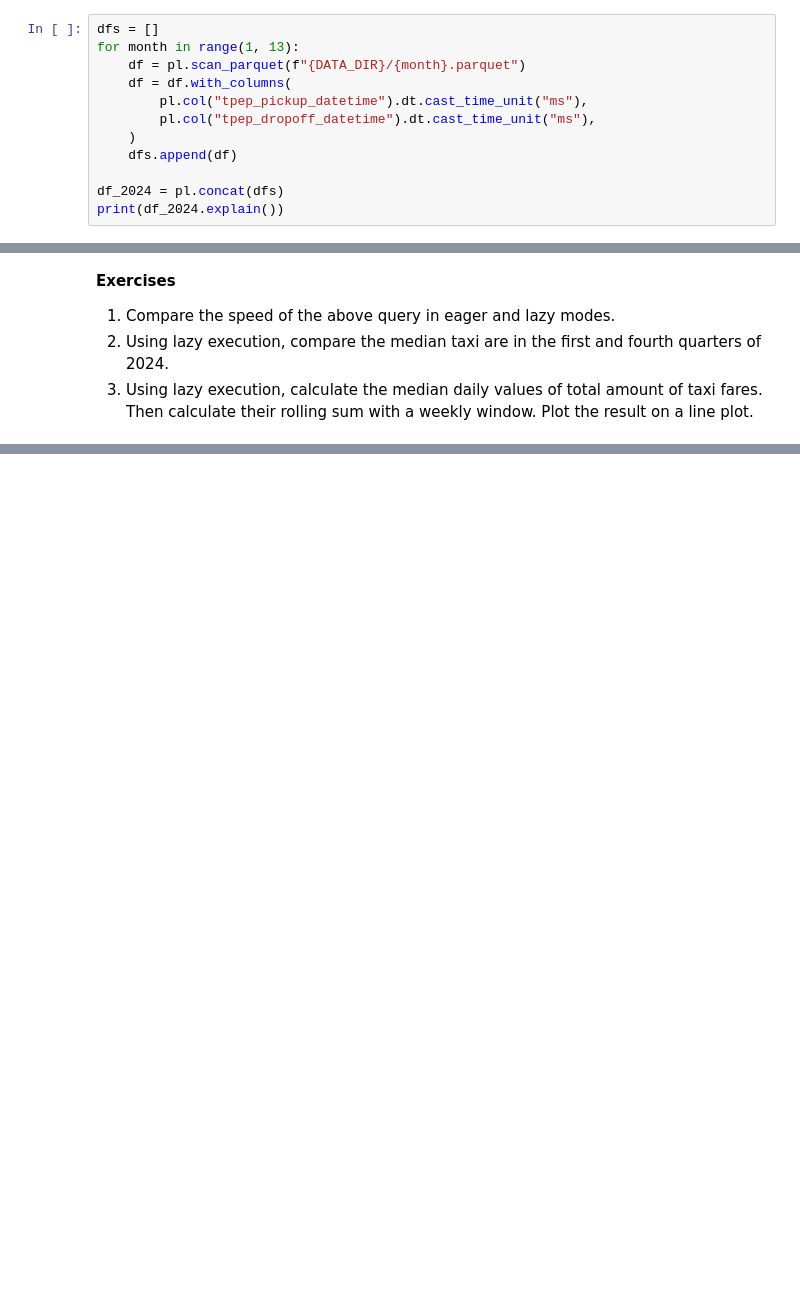
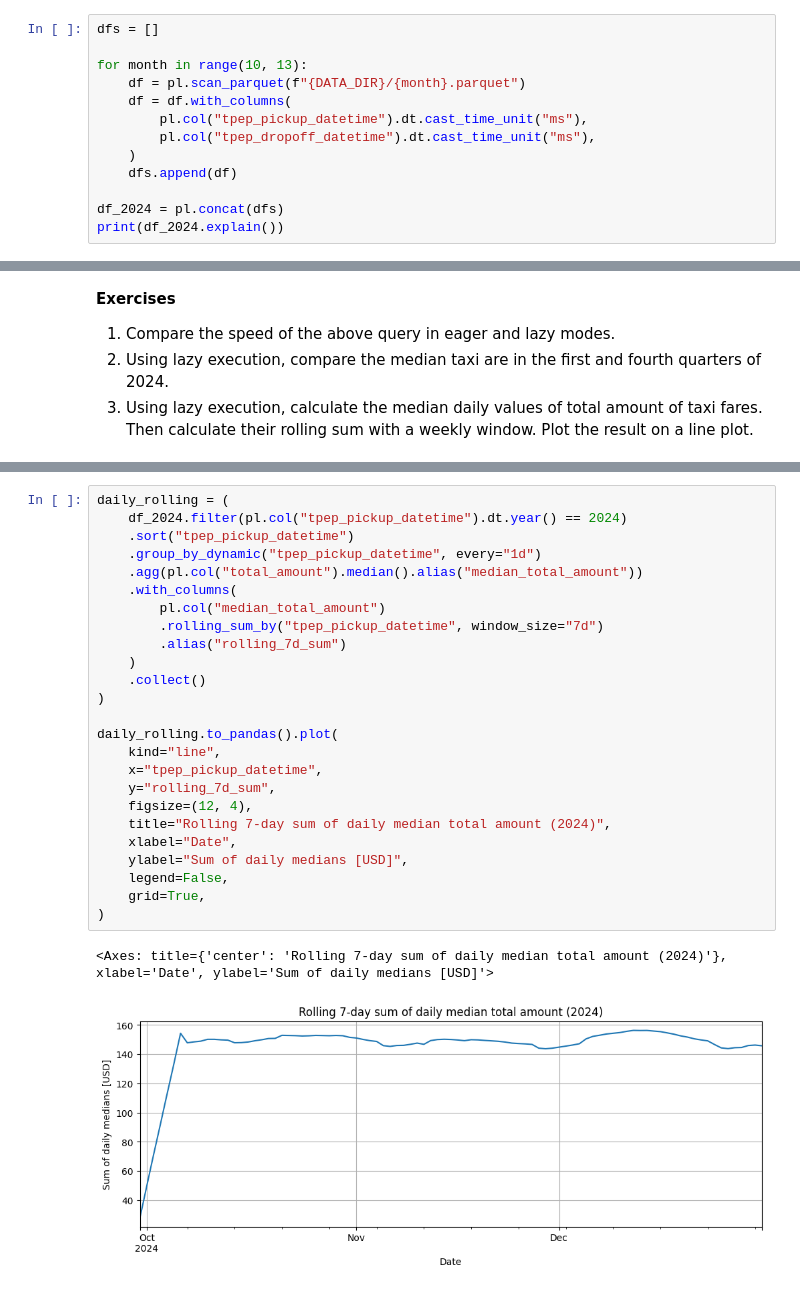
Before and after one commit to mlops-agh/lab03-polars, a Jupyter notebook: notebook_polars.ipynb, the cells around one changed output, grey strips where cells are left out. Drawn from its saved outputs; the diff is of its cells as text; blank space fills up the shorter version.

```diff
--- a/notebook_polars.ipynb
+++ b/notebook_polars.ipynb
@@ -763,7 +1011,8 @@ General type casting uses `.cast()` method. Changing time units like here uses `
 We will also call `.explain()` to print the computation graph.
 # %%
 dfs = []
-for month in range(1, 13):
+
+for month in range(10, 13):
     df = pl.scan_parquet(f"{DATA_DIR}/{month}.parquet")
     df = df.with_columns(
         pl.col("tpep_pickup_datetime").dt.cast_time_unit("ms"),
@@ -801,0 +1146,28 @@ Let's see an example of a lazy query that also heavily filters the data. This wi
+# %%
+daily_rolling = (
+    df_2024.filter(pl.col("tpep_pickup_datetime").dt.year() == 2024)
+    .sort("tpep_pickup_datetime")
+    .group_by_dynamic("tpep_pickup_datetime", every="1d")
+    .agg(pl.col("total_amount").median().alias("median_total_amount"))
+    .with_columns(
+        pl.col("median_total_amount")
+        .rolling_sum_by("tpep_pickup_datetime", window_size="7d")
+        .alias("rolling_7d_sum")
+    )
+    .collect()
+)
+
+daily_rolling.to_pandas().plot(
+    kind="line",
+    x="tpep_pickup_datetime",
+    y="rolling_7d_sum",
+    figsize=(12, 4),
+    title="Rolling 7-day sum of daily median total amount (2024)",
+    xlabel="Date",
+    ylabel="Sum of daily medians [USD]",
+    legend=False,
+    grid=True,
+)
+# %% [output]
+<Axes: title={'center': 'Rolling 7-day sum of daily median total amount (2024)'}, xlabel='Date', ylabel='Sum of daily medians [USD]'>
+[figure, added]
```
Also changed, not shown: parts of 29 cells of this notebook.
